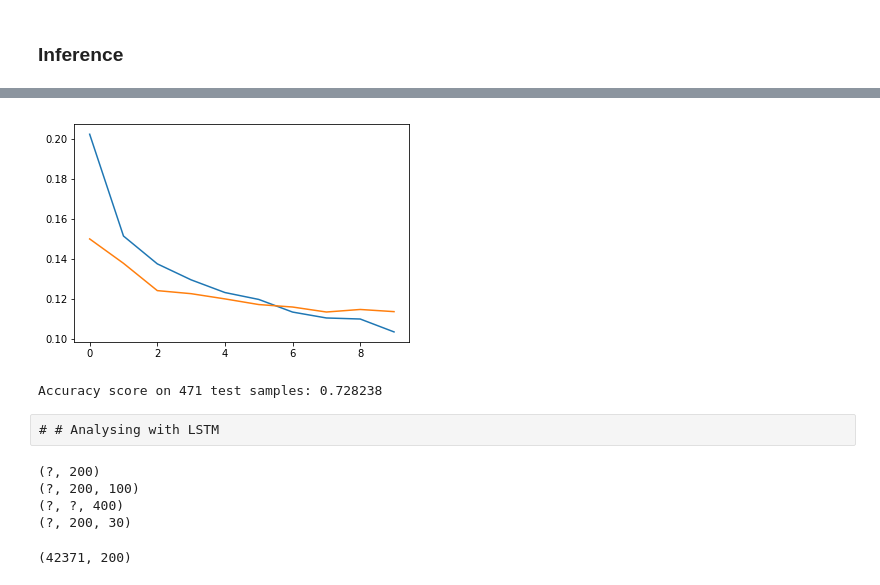
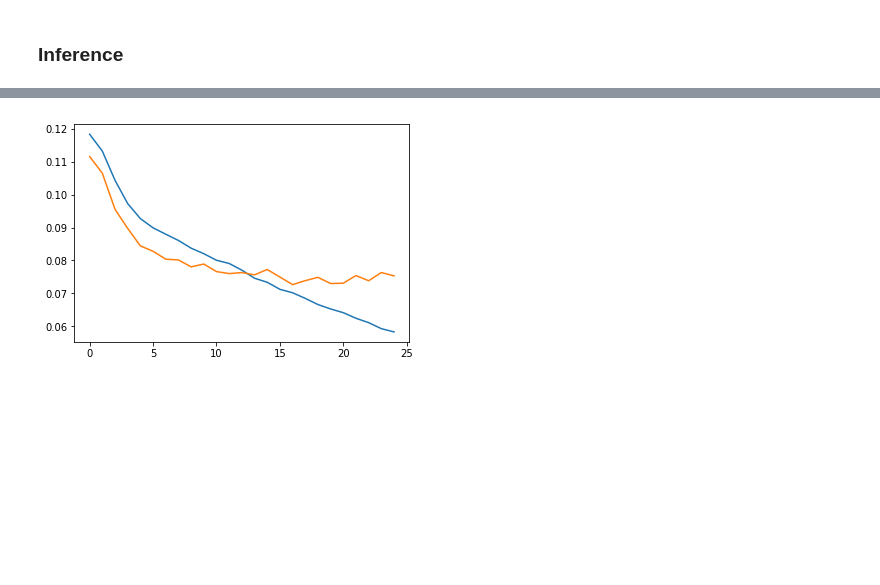
Before and after one commit to wohnjoods/ElectionAnalysis, a Jupyter notebook: Sentiment-Recruiting (WIP).ipynb, the cells around one changed output, grey strips where cells are left out. Drawn from its saved outputs; the diff is of its cells as text; code cells hidden in the pictures; blank space fills up the shorter version.

```diff
--- a/Sentiment-Recruiting (WIP).ipynb
+++ b/Sentiment-Recruiting (WIP).ipynb
@@ -68,4 +88,0 @@ dfTest.to_csv("tweetTrainingContextFilter.csv")
-# %%
-#LOAD TRAINING DATA
-#{3: 2912, 5: 638, 1: 161})
-dfTrain = pd.read_csv("tweetTrainingContextFilter.csv")
@@ -129,8 +98,0 @@ en_model = KeyedVectors.load_word2vec_format("wiki-news-300d-1M.vec")
-# %%
-#DON'T BOTHER RUNNING
-#Prove model is loaded
-words = []
-
-for word in wikiModel.vocab:
-
-    words.append(word)
@@ -243,6 +146,12 @@ print(EMBEDDING_DIM)
 # %%
-from keras.preprocessing.sequence import pad_sequences
+#CHANGED sequence length from 100 to 50
+MAX_SEQUENCE_LENGTH = 40
+#EMBEDDING_DIM = wikiModel.dim
+#dimension of wikiModel
+EMBEDDING_DIM = 300
+#print(EMBEDDING_DIM)
 
+#Consider creating vocabulary from wiki
 vocabulary = dict()
 inverse_vocabulary = ['PADDING']
 sequences = []
@@ -718,0 +721,19 @@ If you're reading this message in another notebook frontend (for example, a stat
+# %%
+#compile model
+#Could train longer
+model3 = BaselineModel3()
+model3.compile()
+
+#shape of training data
+#print(data['train']['text'].shape)
+
+#train model NOT CROSS VALIDATION
+history = model3.fit([data['train']['text']],keras.utils.to_categorical(data['train']['y'],0),
+                     epochs=25,verbose=0,callbacks=[TQDMNotebookCallback(leave_inner=True,)
+    ],
+    validation_data=(
+        [data['val']['text']],
+        keras.utils.to_categorical(data['val']['y'],0)
+    ),
+    batch_size=32
+)
@@ -719,21 +757,10 @@ If you're reading this message in another notebook frontend (for example, a stat
 # %%
+#Evaluate training model
 import matplotlib.pyplot as plt
 
 plt.plot(history.epoch,history.history['loss'],history.epoch,history.history['val_loss'])
 plt.show()
-_=_
+#_=_
+#yellow= evaluation data
 # %% [output]
-[figure, old version]
+[figure, new version]
-# %%
-from sklearn.metrics import accuracy_score
-h = model2.predict([data['test']['text']])
-predict = np.asarray([np.argmax(i) for i in h])
-gold = np.asarray(data['test']['y'])
-resultf1 = accuracy_score(gold, predict)
-print('Accuracy score on {} test samples: {:.6}'.format(
-    len(predict), resultf1
-))
-# %% [output]
-Accuracy score on 471 test samples: 0.728238
-# %% [raw]
-# # Analysing with LSTM
@@ -775,12 +766,0 @@ class BaselineModel3(keras.models.Model):
-# %%
-model3 = BaselineModel3()
-model3.compile()
-# %% [output]
-(?, 200)
-(?, 200, 100)
-(?, ?, 400)
-(?, 200, 30)
-# %%
-print(data['train']['text'].shape)
-# %% [output]
-(42371, 200)
```
Also changed, not shown: parts of 80 cells of this notebook.
